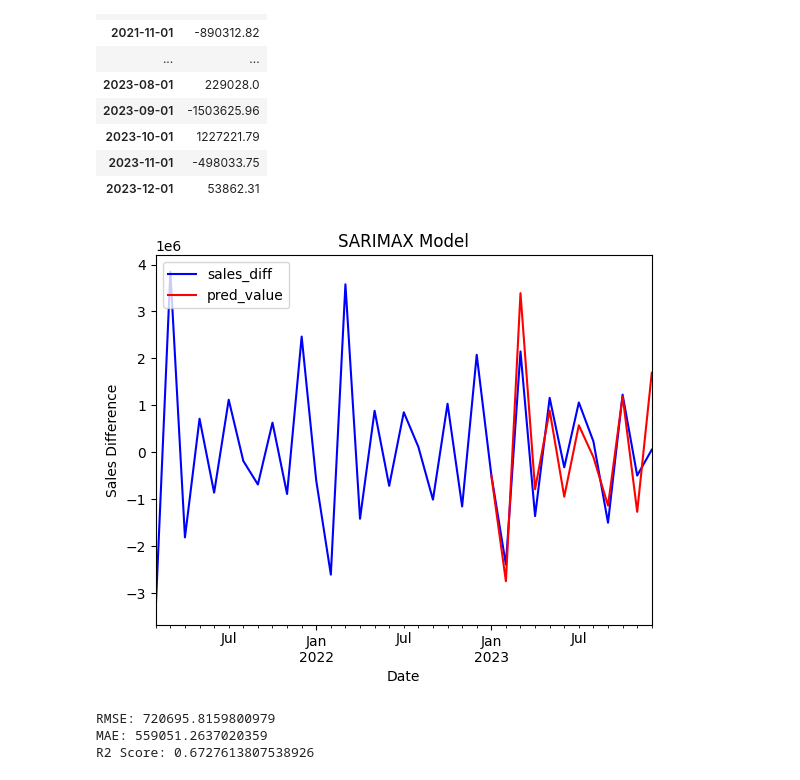
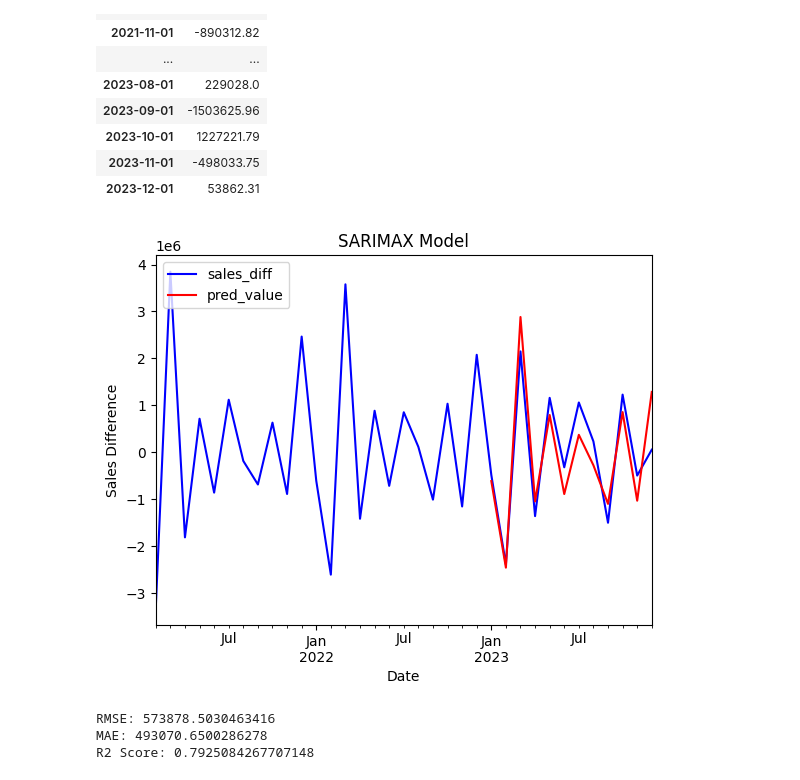
Before and after one commit to ddat000/Beverage-sales-analyst, a Jupyter notebook: SARIMAX_total_sales_forecast.ipynb, the cells around one changed output. Saved outputs shown, nothing was run; the diff lists cells and outputs as text; code cells hidden in the pictures.

```diff
--- a/SARIMAX_total_sales_forecast.ipynb
+++ b/SARIMAX_total_sales_forecast.ipynb
@@ -521,41 +529,41 @@ datatime_df
 def sarimax_model(data):
     # Model:
     order = (2, 0, 0)
-    seasonal_order = (1, 1, 0, 12)
+    seasonal_order = (1, 1, 1, 12)
     sar = sm.tsa.statespace.SARIMAX(data['sales_diff'], order=order,
                                      seasonal_order=seasonal_order,
                                      trend='c').fit(disp=False)
 
     # Generate predictions:
     n_predictions = 12
     start = len(data) - n_predictions
     end = len(data) - 1
     dynamic = len(data) - n_predictions
 
     data['pred_value'] = sar.predict(start=start, end=end, dynamic=dynamic)
     pred_df = data['pred_value'][start:]
 
     data[["sales_diff", "pred_value"]].plot(color=['blue', 'red'])
     plt.legend(loc='upper left')
     plt.title('SARIMAX Model')
     plt.xlabel('Date')
     plt.ylabel('Sales Difference')
     plt.show()
 
     rmse = np.sqrt(mean_squared_error(data['sales_diff'][-n_predictions:], data['pred_value'][-n_predictions:]))
     mae = mean_absolute_error(data['sales_diff'][-n_predictions:], data['pred_value'][-n_predictions:])
     r2 = r2_score(data['sales_diff'][-n_predictions:], data['pred_value'][-n_predictions:])
     model_scores['SARIMAX'] = [rmse, mae, r2]
     print(f"RMSE: {rmse}\nMAE: {mae}\nR2 Score: {r2}")
 
     return sar, data, pred_df
 
 sar, datatime_df, predictions = sarimax_model(datatime_df.copy())
 # %% [output]
-[figure, old version]
+[figure, new version]
-RMSE: 720695.8159800979
-MAE: 559051.2637020359
-R2 Score: 0.6727613807538926
+RMSE: 573878.5030463416
+MAE: 493070.6500286278
+R2 Score: 0.7925084267707148
 # %%
 print(model_scores)
 # %% [output]
```
Also changed, not shown: parts of 4 cells of this notebook.
